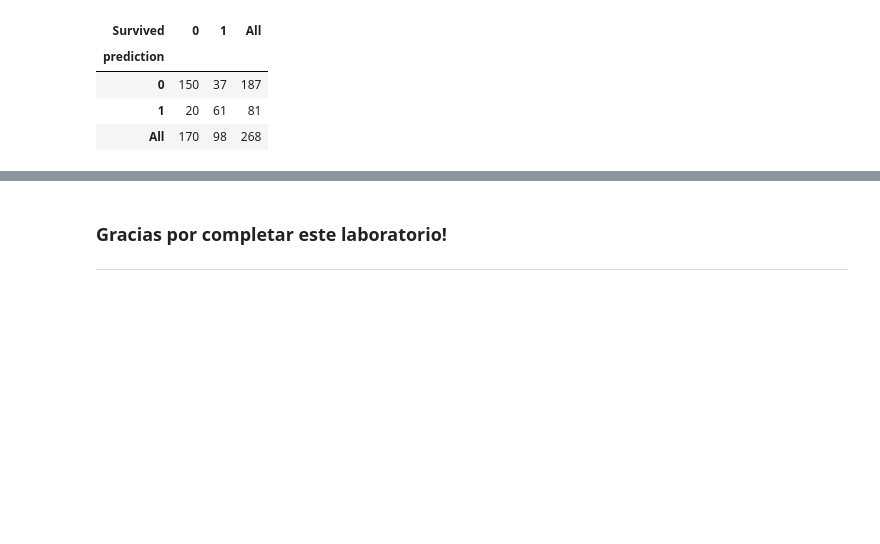
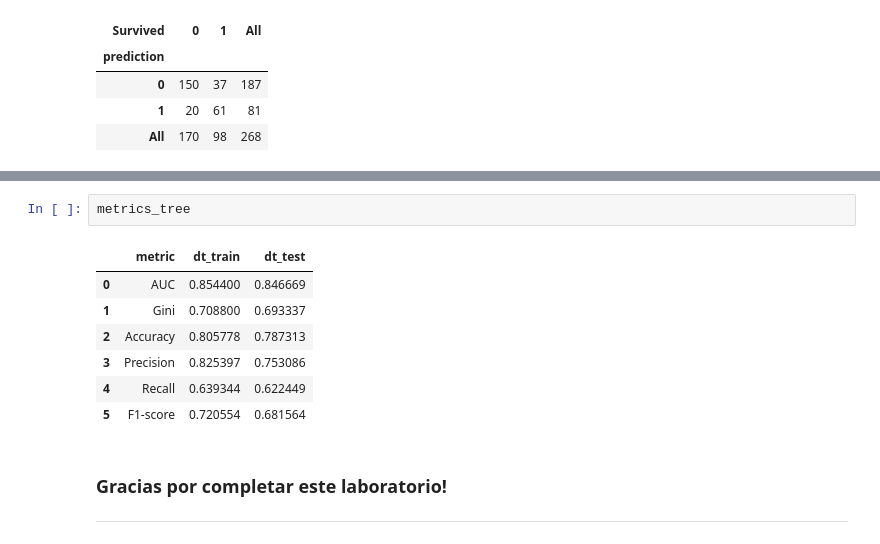
Before and after one commit to JCaballerot/Data_science_for_business, a Jupyter notebook: decision_trees/Lab_Titanic.ipynb, the cells around one changed output, grey strips where cells are left out. Cells and saved outputs as stored; diff of their text form; blank space fills up the shorter version.

```diff
--- a/decision_trees/Lab_Titanic.ipynb
+++ b/decision_trees/Lab_Titanic.ipynb
@@ -301,3 +575,13 @@ pd.crosstab(X_test.prediction, X_test.Survived, margins = True)
+# %%
+metrics_tree
+# %% [output]
+|  | metric | dt_train | dt_test |
+| 0 | AUC | 0.854400 | 0.846669 |
+| 1 | Gini | 0.708800 | 0.693337 |
+| 2 | Accuracy | 0.805778 | 0.787313 |
+| 3 | Precision | 0.825397 | 0.753086 |
+| 4 | Recall | 0.639344 | 0.622449 |
+| 5 | F1-score | 0.720554 | 0.681564 |
 # %% [markdown]
 ### Gracias por completar este laboratorio!
 
```
Also changed, not shown: parts of 31 cells of this notebook.
